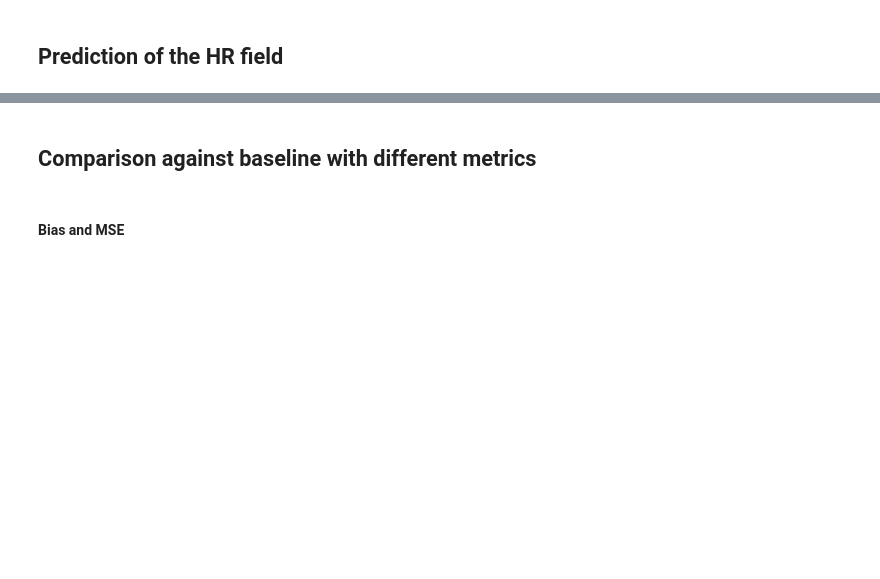
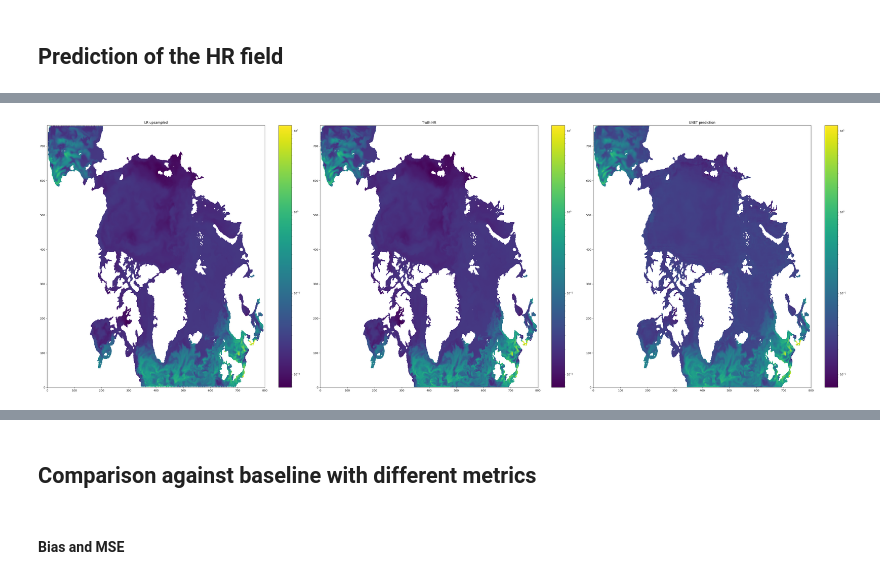
Before and after one commit to AntoineBernigaud/Super_Resolution_Data_Assimilation, a Jupyter notebook: Test_ResUnet.ipynb, the cells around one changed output, grey strips where cells are left out. Drawn from its saved outputs; the diff is of its cells as text; code cells hidden in the pictures; blank space fills up the shorter version.

```diff
--- a/Test_ResUnet.ipynb
+++ b/Test_ResUnet.ipynb
@@ -308,10 +334,12 @@ AttributeError: 'NoneType' object has no attribute 'data'
 # %%
 ## Plot some fields
 
 vmax = np.max(y)
 vmin = np.min(y)
 
-plot_flds(['LR upsampled', 'Truth HR', 'UNET prediction'], [X, y, predict], vmax, vmin)
+plot_flds(['LR upsampled', 'Truth HR', 'UNET prediction'], [X, y, predict], vmax, vmin, log = 'ECO' in variable)
+# %% [output]
+[figure, added]
 # %%
 ## Plot some difference
 
```
Also changed, not shown: parts of 14 cells of this notebook.
